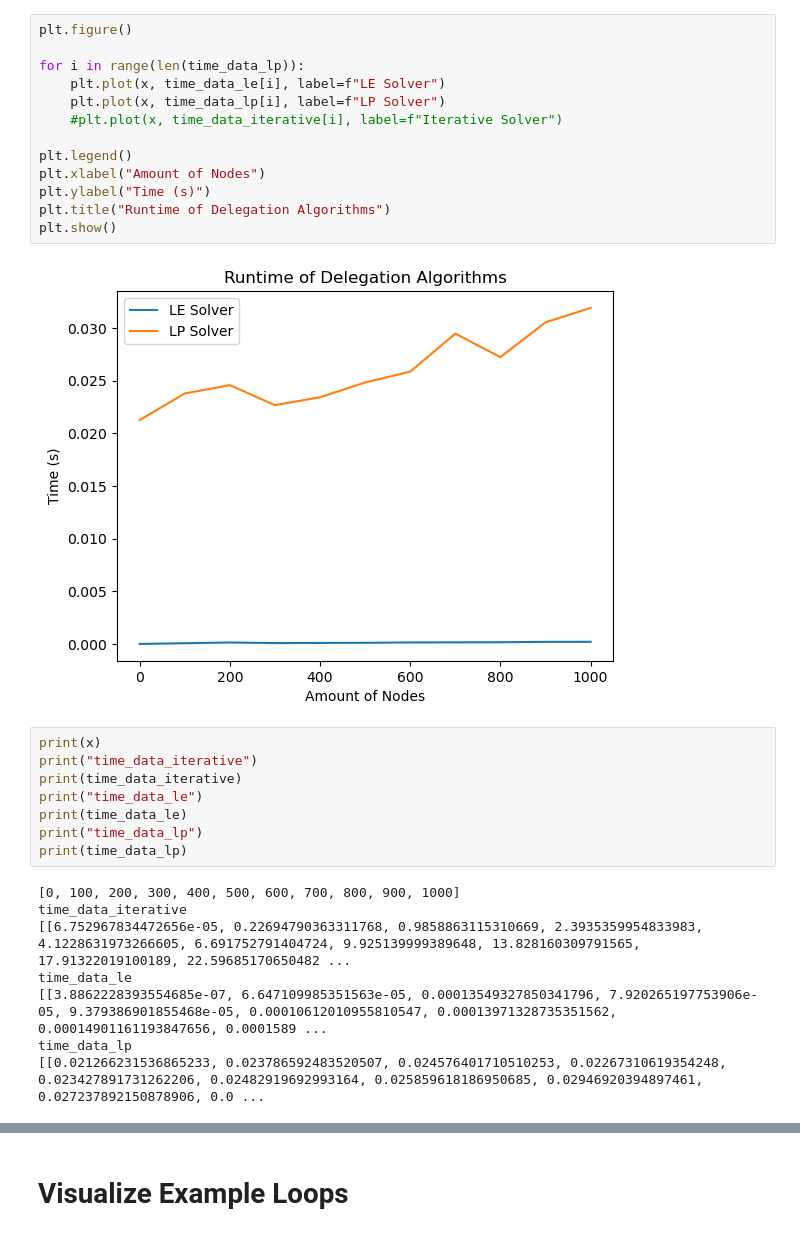
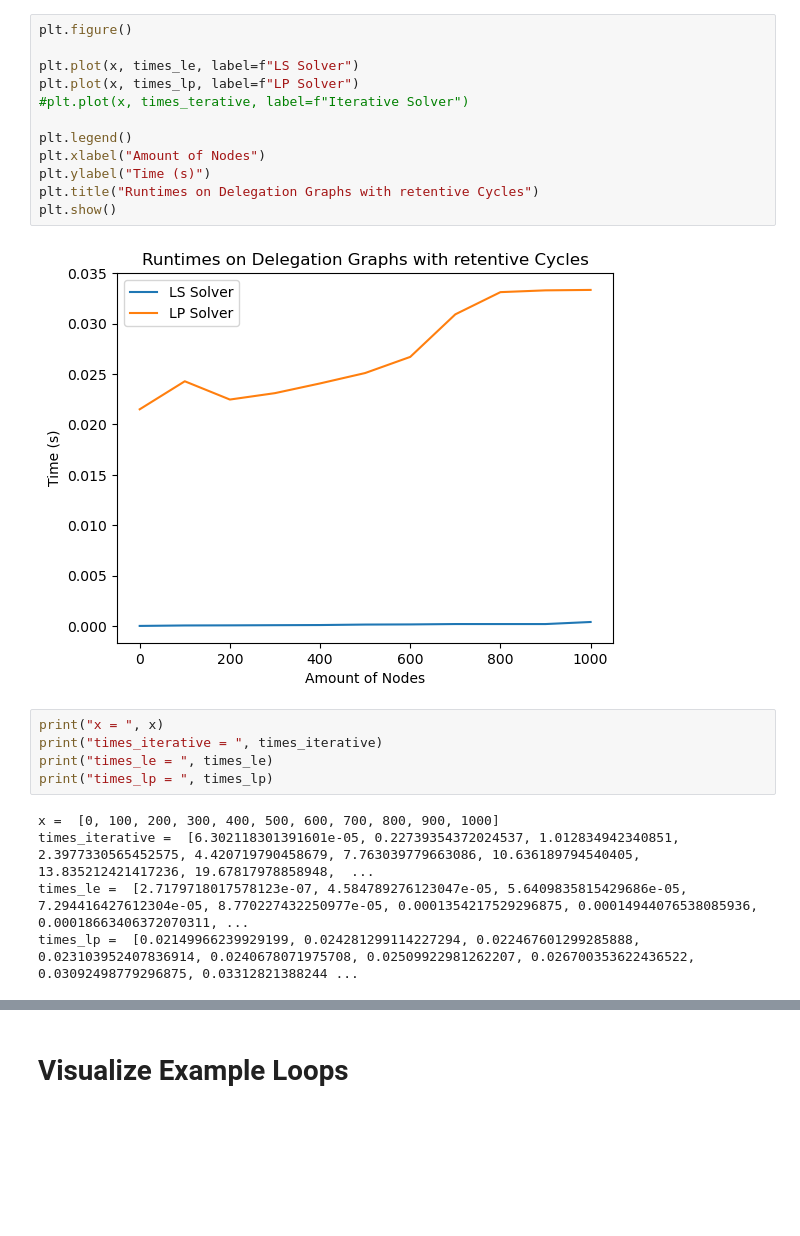
Before and after one commit to dedis/student_25_liquid_democracy, a Jupyter notebook: Benchmarking/big_loop.ipynb, the cells around one changed output, grey strips where cells are left out. Cells and saved outputs as stored; diff of their text form; blank space fills up the shorter version.

```diff
--- a/Benchmarking/big_loop.ipynb
+++ b/Benchmarking/big_loop.ipynb
@@ -156,31 +147,24 @@ plt.show()
 # %%
 plt.figure()
 
-for i in range(len(time_data_lp)):
-    plt.plot(x, time_data_le[i], label=f"LE Solver")
-    plt.plot(x, time_data_lp[i], label=f"LP Solver")
-    #plt.plot(x, time_data_iterative[i], label=f"Iterative Solver")
+plt.plot(x, times_le, label=f"LS Solver")
+plt.plot(x, times_lp, label=f"LP Solver")
+#plt.plot(x, times_terative, label=f"Iterative Solver")
 
 plt.legend()
 plt.xlabel("Amount of Nodes")
 plt.ylabel("Time (s)")
-plt.title("Runtime of Delegation Algorithms")
+plt.title("Runtimes on Delegation Graphs with retentive Cycles")
 plt.show()
 # %% [output]
-[figure, old version]
+[figure, new version]
 # %%
-print(x)
-print("time_data_iterative")
-print(time_data_iterative)
-print("time_data_le")
-print(time_data_le)
-print("time_data_lp")
-print(time_data_lp)
+print("x = ", x)
+print("times_iterative = ", times_iterative)
+print("times_le = ", times_le)
+print("times_lp = ", times_lp)
 # %% [output]
-[0, 100, 200, 300, 400, 500, 600, 700, 800, 900, 1000]
-time_data_iterative
-[[6.752967834472656e-05, 0.22694790363311768, 0.9858863115310669, 2.3935359954833983, 4.1228631973266605, 6.691752791404724, 9.925139999389648, 13.828160309791565, 17.91322019100189, 22.59685170650482 ...
-time_data_le
-[[3.8862228393554685e-07, 6.647109985351563e-05, 0.00013549327850341796, 7.920265197753906e-05, 9.379386901855468e-05, 0.00010612010955810547, 0.00013971328735351562, 0.00014901161193847656, 0.0001589 ...
-time_data_lp
-[[0.021266231536865233, 0.023786592483520507, 0.024576401710510253, 0.02267310619354248, 0.023427891731262206, 0.02482919692993164, 0.025859618186950685, 0.02946920394897461, 0.027237892150878906, 0.0 ...
+x =  [0, 100, 200, 300, 400, 500, 600, 700, 800, 900, 1000]
+times_iterative =  [6.302118301391601e-05, 0.22739354372024537, 1.012834942340851, 2.3977330565452575, 4.420719790458679, 7.763039779663086, 10.636189794540405, 13.835212421417236, 19.67817978858948,  ...
+times_le =  [2.7179718017578123e-07, 4.584789276123047e-05, 5.6409835815429686e-05, 7.294416427612304e-05, 8.770227432250977e-05, 0.0001354217529296875, 0.00014944076538085936, 0.00018663406372070311, ...
+times_lp =  [0.02149966239929199, 0.024281299114227294, 0.022467601299285888, 0.023103952407836914, 0.0240678071975708, 0.02509922981262207, 0.026700353622436522, 0.03092498779296875, 0.03312821388244 ...
```
Also changed, not shown: parts of 17 cells of this notebook, 57 other files.
